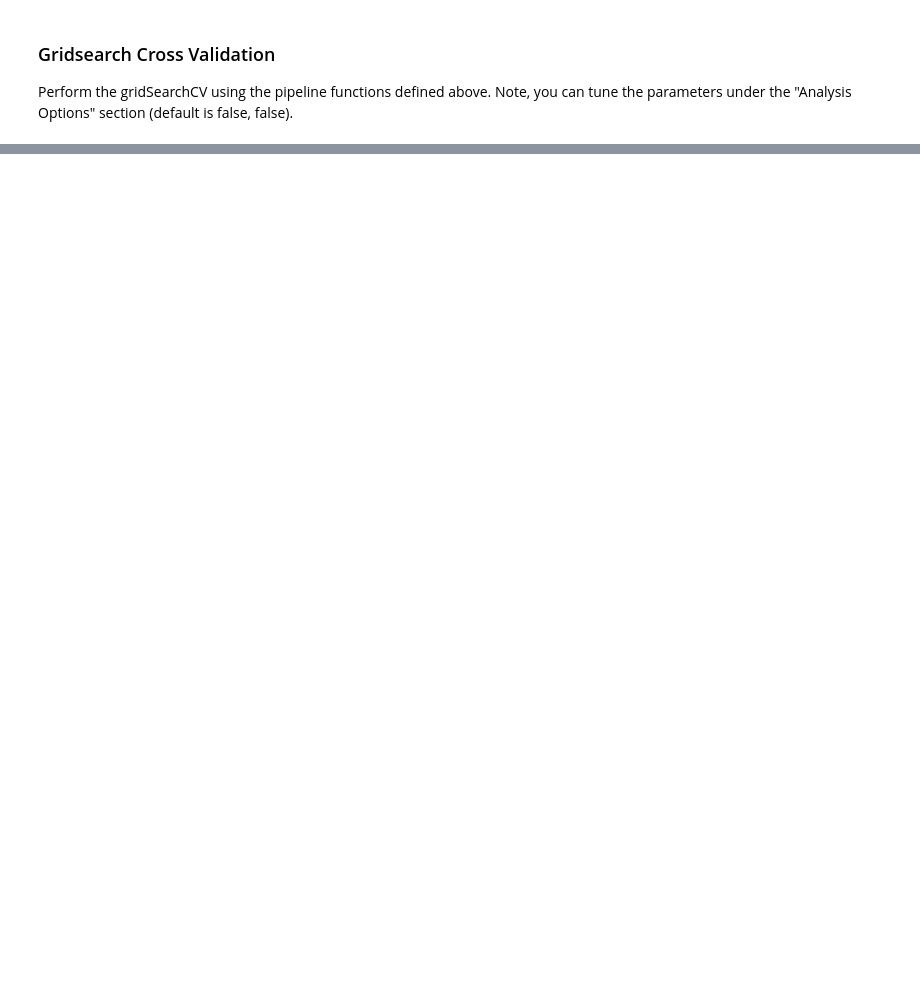
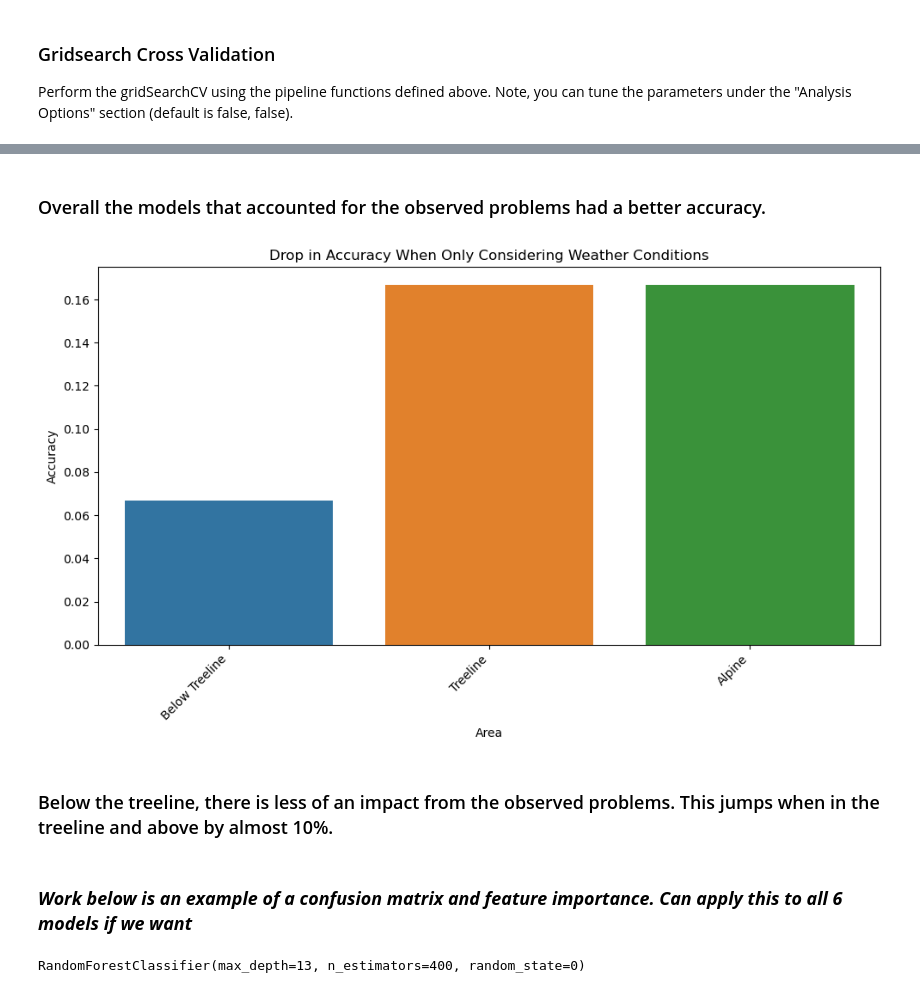
Before and after one commit to tobineberle/ensf-611-project, a Jupyter notebook: Project Files/ensf611_project.ipynb, the cells around one changed output, grey strips where cells are left out. Saved outputs shown, nothing was run; the diff lists cells and outputs as text; code cells hidden in the pictures; blank space fills up the shorter version.

```diff
--- a/Project Files/ensf611_project.ipynb
+++ b/Project Files/ensf611_project.ipynb
@@ -360,0 +469,24 @@ for title, y in y_dict.items():
+# %% [markdown]
+### Overall the models that accounted for the observed problems had a better accuracy.
+# %%
+# Accuracy difference when including problems vs just weather data
+blt_acc_delta = abs(results_df.loc[0,'Test Set Accuracy'] - results_df.loc[3, 'Test Set Accuracy'])
+tln_acc_delta = abs(results_df.loc[1,'Test Set Accuracy'] - results_df.loc[4, 'Test Set Accuracy'])
+alp_acc_delta = abs(results_df.loc[2,'Test Set Accuracy'] - results_df.loc[5, 'Test Set Accuracy'])
+
+delta_df = pd.DataFrame({'Area':['Below Treeline', 'Treeline', 'Alpine'],
+                         'Accuracy Drop': [blt_acc_delta, tln_acc_delta, alp_acc_delta]})
+
+plt.figure(figsize=(10, 6))
+sns.barplot(x='Area', y='Accuracy Drop', data=delta_df)
+plt.xticks(rotation=45, ha='right')
+plt.title('Drop in Accuracy When Only Considering Weather Conditions')
+plt.ylabel('Accuracy')
+plt.tight_layout()
+plt.show()
+# %% [output]
+[figure, added]
+# %% [markdown]
+### Below the treeline, there is less of an impact from the observed problems. This jumps when in the treeline and above by almost 10%.
+# %% [markdown]
+### ***Work below is an example of a confusion matrix and feature importance. Can apply this to all 6 models if we want***
@@ -360,0 +539,10 @@ for title, y in y_dict.items():
+# %%
+# Fit models
+btl_exclude_problem_model.fit(X_train_btl_exclude_problem, y_train_btl_exclude_problem)
+tln_exclude_problem_model.fit(X_train_tln_exclude_problem, y_train_tln_exclude_problem)
+alp_exclude_problem_model.fit(X_train_alp_exclude_problem, y_train_alp_exclude_problem)
+btl_include_problem_model.fit(X_train_btl_include_problem, y_train_btl_include_problem)
+tln_include_problem_model.fit(X_train_tln_include_problem, y_train_tln_include_problem)
+alp_include_problem_model.fit(X_train_alp_include_problem, y_train_alp_include_problem)
+# %% [output]
+RandomForestClassifier(max_depth=13, n_estimators=400, random_state=0)
```
Also changed, not shown: parts of 14 cells of this notebook.
